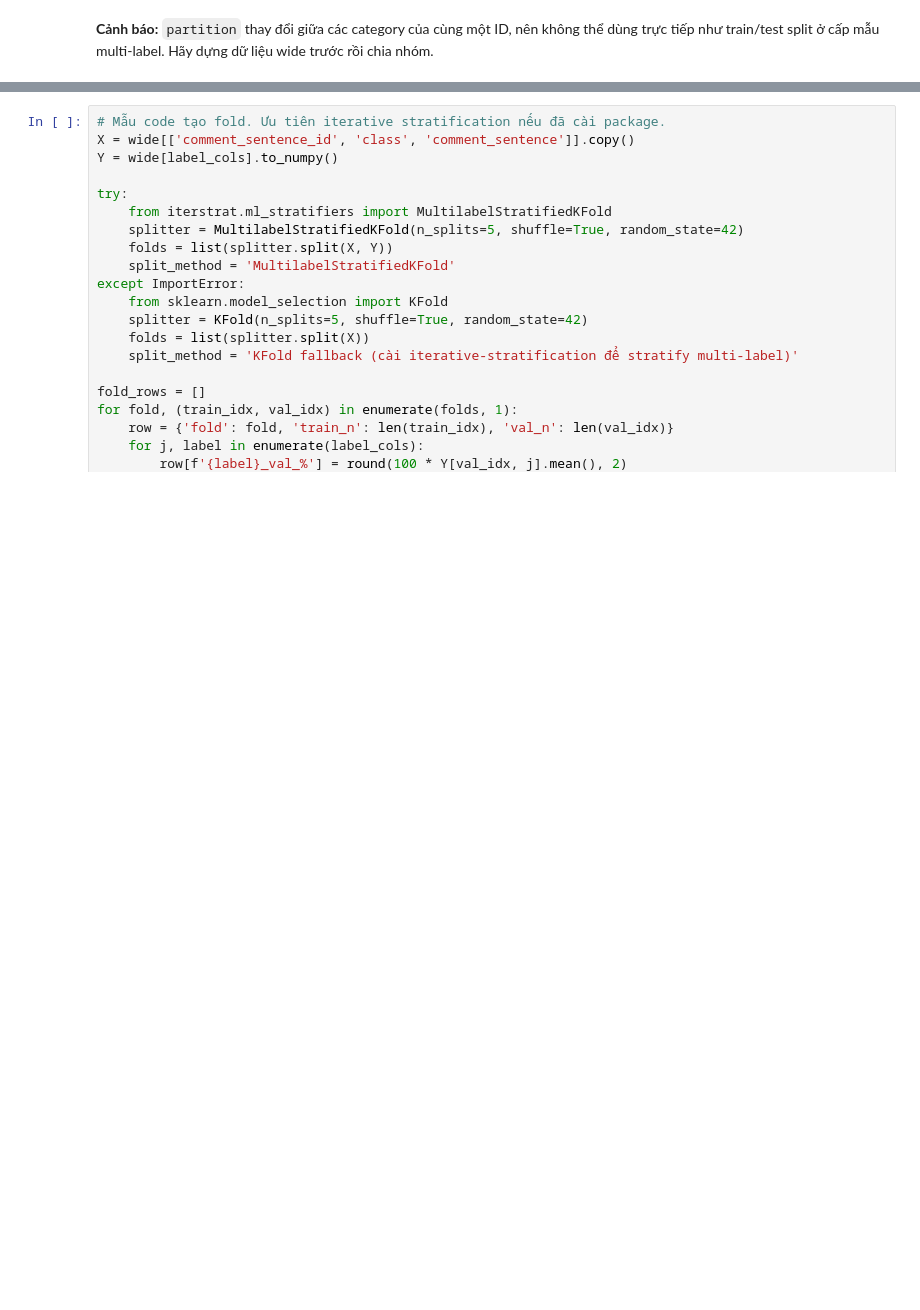
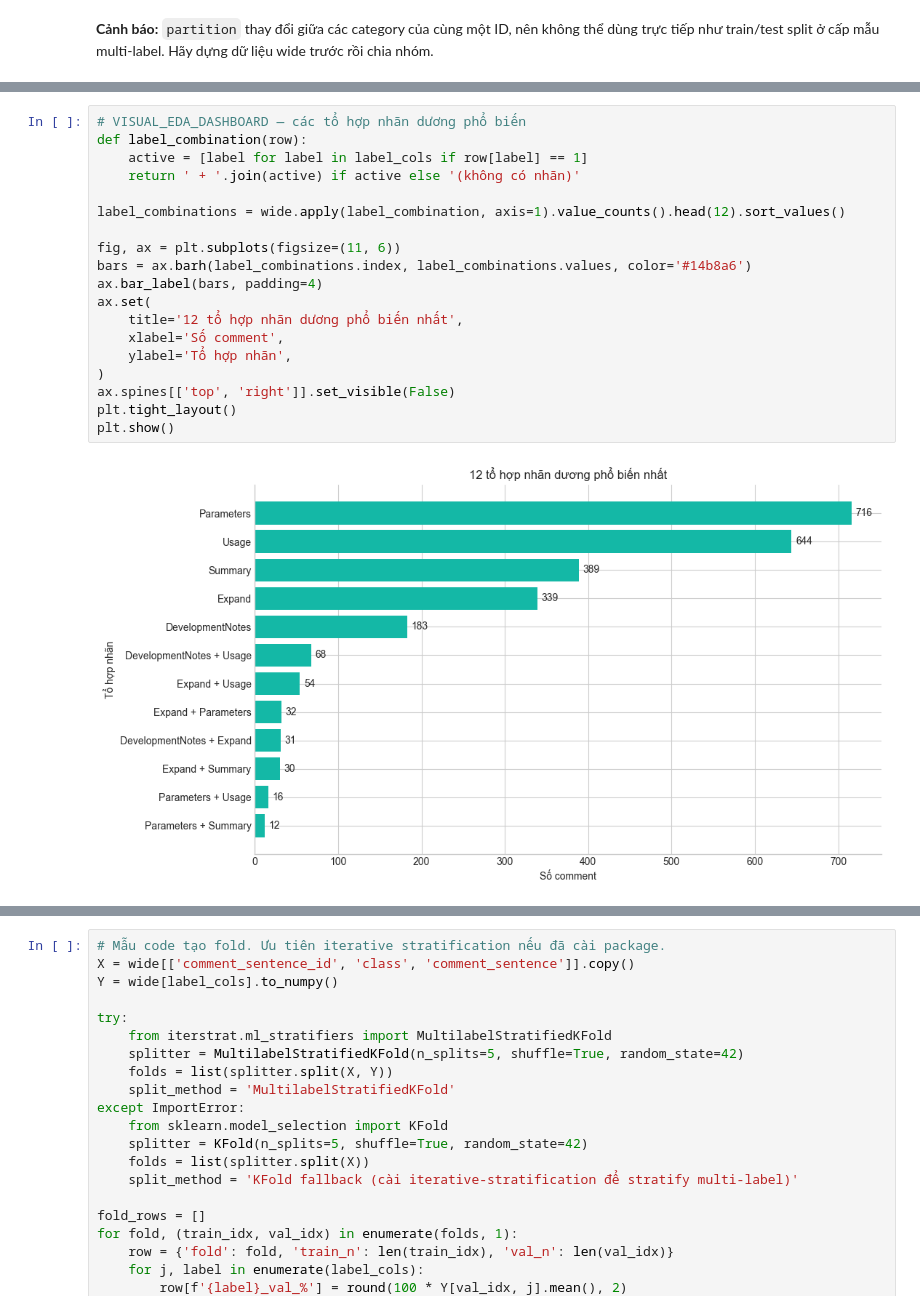
Before and after one commit to binhbinh22/Master-Seminar-2, a Jupyter notebook: EDA_python_code_comment_classification.ipynb, the cells around one changed output, grey strips where cells are left out. Drawn from its saved outputs; the diff is of its cells as text; blank space fills up the shorter version.

```diff
--- a/EDA_python_code_comment_classification.ipynb
+++ b/EDA_python_code_comment_classification.ipynb
@@ -388,0 +423,21 @@ Số nhóm text trùng: 112
+# %%
+# VISUAL_EDA_DASHBOARD — các tổ hợp nhãn dương phổ biến
+def label_combination(row):
+    active = [label for label in label_cols if row[label] == 1]
+    return ' + '.join(active) if active else '(không có nhãn)'
+
+label_combinations = wide.apply(label_combination, axis=1).value_counts().head(12).sort_values()
+
+fig, ax = plt.subplots(figsize=(11, 6))
+bars = ax.barh(label_combinations.index, label_combinations.values, color='#14b8a6')
+ax.bar_label(bars, padding=4)
+ax.set(
+    title='12 tổ hợp nhãn dương phổ biến nhất',
+    xlabel='Số comment',
+    ylabel='Tổ hợp nhãn',
+)
+ax.spines[['top', 'right']].set_visible(False)
+plt.tight_layout()
+plt.show()
+# %% [output]
+[figure, added]
```
Also changed, not shown: parts of 7 cells of this notebook.
